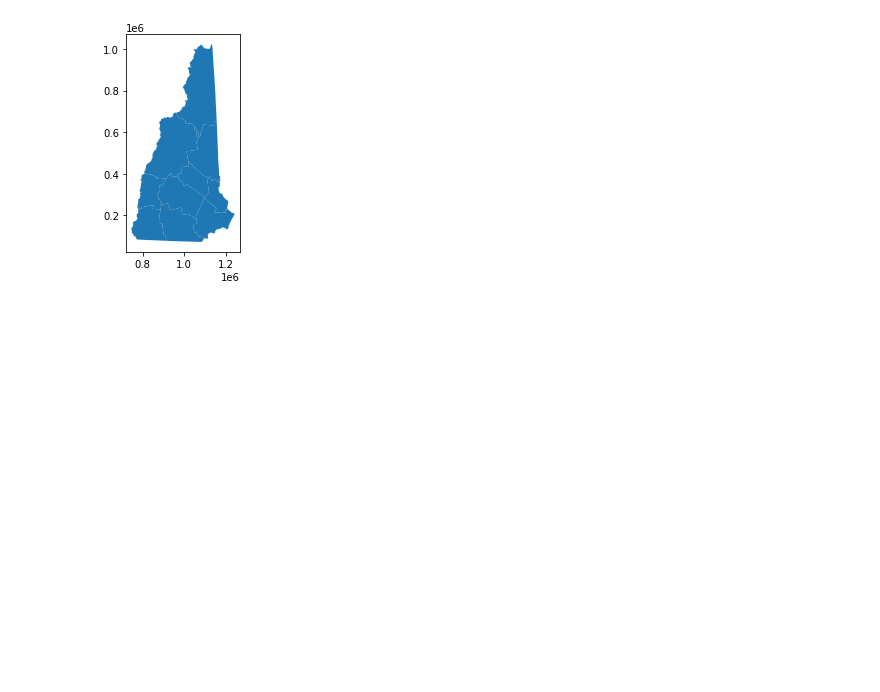
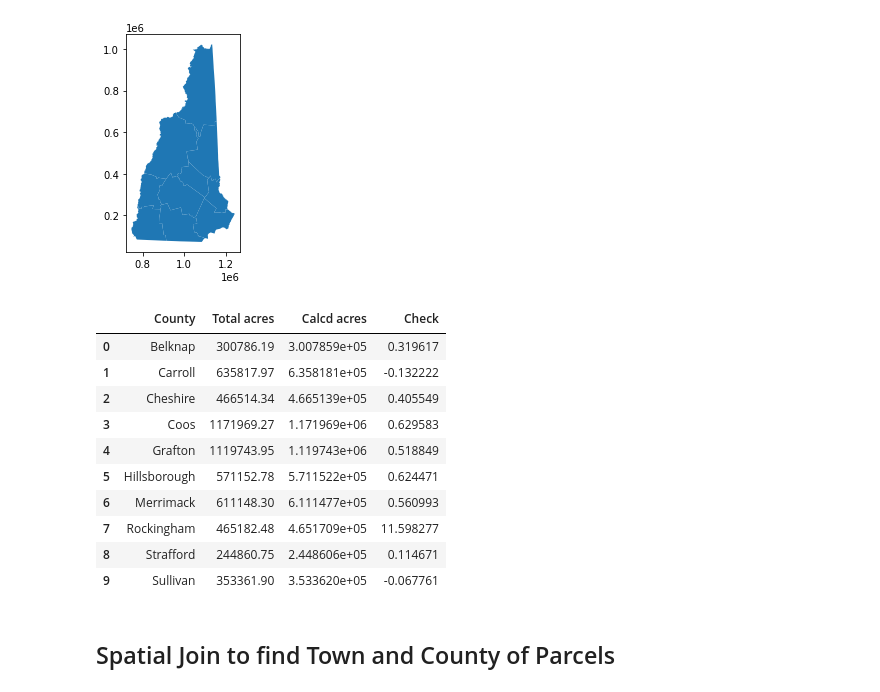
Before and after one commit to HKuz/Environmental_Mapping, a Jupyter notebook: Data_Extraction.ipynb, the cells around one changed output. Drawn from its saved outputs; the diff is of its cells as text; code cells hidden in the pictures; blank space fills up the shorter version.

```diff
--- a/Data_Extraction.ipynb
+++ b/Data_Extraction.ipynb
@@ -351,3 +370,25 @@ counties.plot()
 # %% [output]
 <AxesSubplot:>
 [figure]
+# %%
+# Check county areas
+area_check = total_areas.loc[:, ['Total acres']]
+area_check.reset_index(inplace=True)
+area_check['Calcd acres'] = counties.area.apply(sq_ft_to_acres)
+area_check['Check'] = area_check['Total acres'] - area_check['Calcd acres']
+
+area_check
+# %% [output]
+|  | County | Total acres | Calcd acres | Check |
+| 0 | Belknap | 300786.19 | 3.007859e+05 | 0.319617 |
+| 1 | Carroll | 635817.97 | 6.358181e+05 | -0.132222 |
+| 2 | Cheshire | 466514.34 | 4.665139e+05 | 0.405549 |
+| 3 | Coos | 1171969.27 | 1.171969e+06 | 0.629583 |
+| 4 | Grafton | 1119743.95 | 1.119743e+06 | 0.518849 |
+| 5 | Hillsborough | 571152.78 | 5.711522e+05 | 0.624471 |
+| 6 | Merrimack | 611148.30 | 6.111477e+05 | 0.560993 |
+| 7 | Rockingham | 465182.48 | 4.651709e+05 | 11.598277 |
+| 8 | Strafford | 244860.75 | 2.448606e+05 | 0.114671 |
+| 9 | Sullivan | 353361.90 | 3.533620e+05 | -0.067761 |
+# %% [markdown]
+## Spatial Join to find Town and County of Parcels
```
Also changed, not shown: parts of 18 cells of this notebook.
